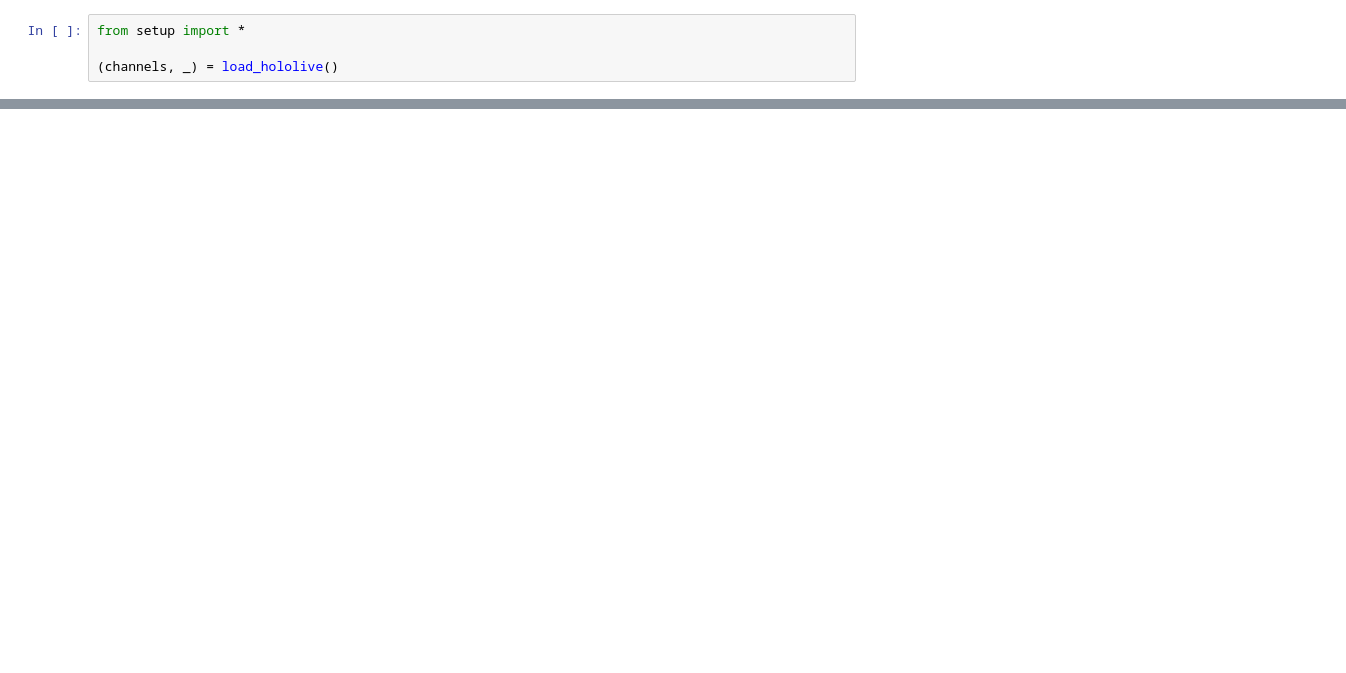
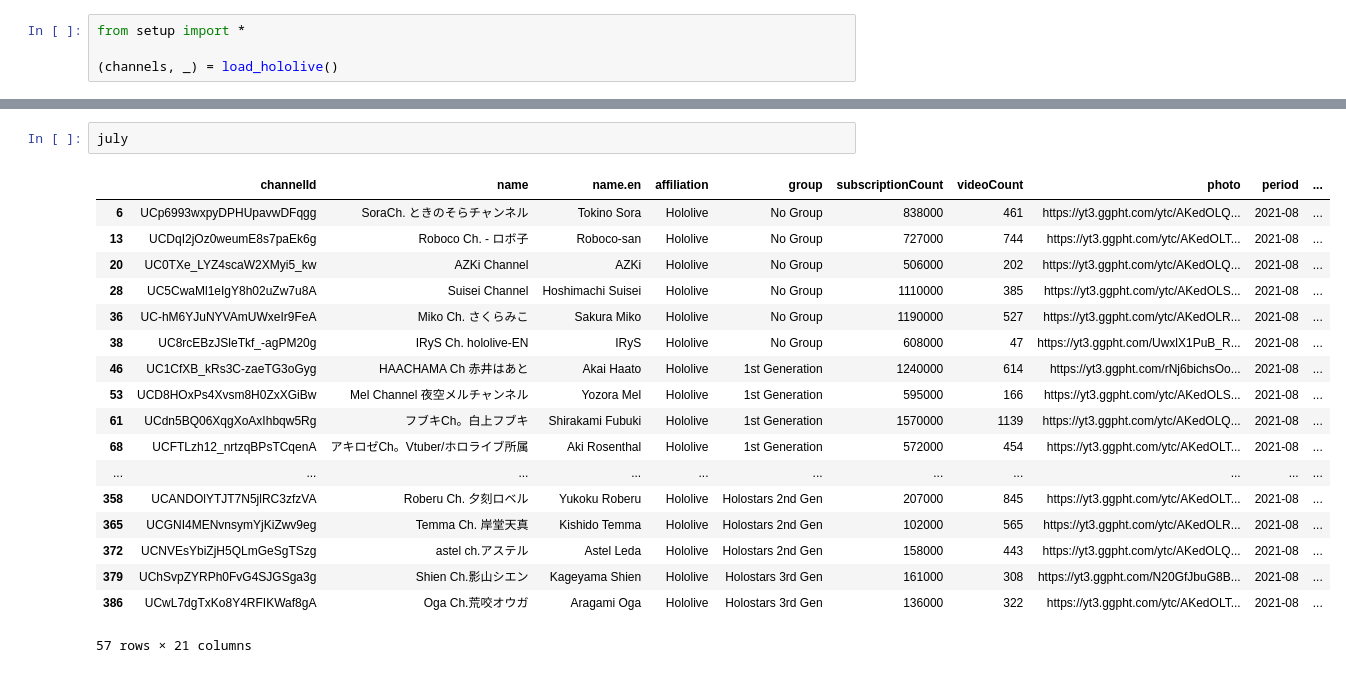
Before and after one commit to sigvt/vtuber-livechat-dataset, a Jupyter notebook: notebooks/livechat_population.ipynb, the cells around one changed output, grey strips where cells are left out. Cells and saved outputs as stored; diff of their text form; blank space fills up the shorter version.

```diff
--- a/notebooks/livechat_population.ipynb
+++ b/notebooks/livechat_population.ipynb
@@ -74,3 +72,24 @@ chart = footer(chart, ['Data Source: Vtuber 300M + Honeybee', 'https://www.kaggl
 chart
 # %% [output]
 [interactive output not drawn]
+# %%
+july
+# %% [output]
+|  | channelId | name | name.en | affiliation | group | subscriptionCount | videoCount | photo | period | ... |
+| 6 | UCp6993wxpyDPHUpavwDFqgg | SoraCh. ときのそらチャンネル | Tokino Sora | Hololive | No Group | 838000 | 461 | https://yt3.ggpht.com/ytc/AKedOLQ... | 2021-08 | ... |
+| 13 | UCDqI2jOz0weumE8s7paEk6g | Roboco Ch. - ロボ子 | Roboco-san | Hololive | No Group | 727000 | 744 | https://yt3.ggpht.com/ytc/AKedOLT... | 2021-08 | ... |
+| 20 | UC0TXe_LYZ4scaW2XMyi5_kw | AZKi Channel | AZKi | Hololive | No Group | 506000 | 202 | https://yt3.ggpht.com/ytc/AKedOLQ... | 2021-08 | ... |
+| 28 | UC5CwaMl1eIgY8h02uZw7u8A | Suisei Channel | Hoshimachi Suisei | Hololive | No Group | 1110000 | 385 | https://yt3.ggpht.com/ytc/AKedOLS... | 2021-08 | ... |
+| 36 | UC-hM6YJuNYVAmUWxeIr9FeA | Miko Ch. さくらみこ | Sakura Miko | Hololive | No Group | 1190000 | 527 | https://yt3.ggpht.com/ytc/AKedOLR... | 2021-08 | ... |
+| 38 | UC8rcEBzJSleTkf_-agPM20g | IRyS Ch. hololive-EN | IRyS | Hololive | No Group | 608000 | 47 | https://yt3.ggpht.com/UwxlX1PuB_R... | 2021-08 | ... |
+| 46 | UC1CfXB_kRs3C-zaeTG3oGyg | HAACHAMA Ch 赤井はあと | Akai Haato | Hololive | 1st Generation | 1240000 | 614 | https://yt3.ggpht.com/rNj6bichsOo... | 2021-08 | ... |
+| 53 | UCD8HOxPs4Xvsm8H0ZxXGiBw | Mel Channel 夜空メルチャンネル | Yozora Mel | Hololive | 1st Generation | 595000 | 166 | https://yt3.ggpht.com/ytc/AKedOLS... | 2021-08 | ... |
+| 61 | UCdn5BQ06XqgXoAxIhbqw5Rg | フブキCh。白上フブキ | Shirakami Fubuki | Hololive | 1st Generation | 1570000 | 1139 | https://yt3.ggpht.com/ytc/AKedOLQ... | 2021-08 | ... |
+| 68 | UCFTLzh12_nrtzqBPsTCqenA | アキロゼCh。Vtuber/ホロライブ所属 | Aki Rosenthal | Hololive | 1st Generation | 572000 | 454 | https://yt3.ggpht.com/ytc/AKedOLT... | 2021-08 | ... |
+| ... | ... | ... | ... | ... | ... | ... | ... | ... | ... | ... |
+| 358 | UCANDOlYTJT7N5jlRC3zfzVA | Roberu Ch. 夕刻ロベル | Yukoku Roberu | Hololive | Holostars 2nd Gen | 207000 | 845 | https://yt3.ggpht.com/ytc/AKedOLT... | 2021-08 | ... |
+| 365 | UCGNI4MENvnsymYjKiZwv9eg | Temma Ch. 岸堂天真 | Kishido Temma | Hololive | Holostars 2nd Gen | 102000 | 565 | https://yt3.ggpht.com/ytc/AKedOLR... | 2021-08 | ... |
+| 372 | UCNVEsYbiZjH5QLmGeSgTSzg | astel ch.アステル | Astel Leda | Hololive | Holostars 2nd Gen | 158000 | 443 | https://yt3.ggpht.com/ytc/AKedOLQ... | 2021-08 | ... |
+| 379 | UChSvpZYRPh0FvG4SJGSga3g | Shien Ch.影山シエン | Kageyama Shien | Hololive | Holostars 3rd Gen | 161000 | 308 | https://yt3.ggpht.com/N20GfJbuG8B... | 2021-08 | ... |
+| 386 | UCwL7dgTxKo8Y4RFIKWaf8gA | Oga Ch.荒咬オウガ | Aragami Oga | Hololive | Holostars 3rd Gen | 136000 | 322 | https://yt3.ggpht.com/ytc/AKedOLT... | 2021-08 | ... |
+57 rows × 21 columns
```
Also changed, not shown: parts of 1 cell of this notebook, 16 other files.
